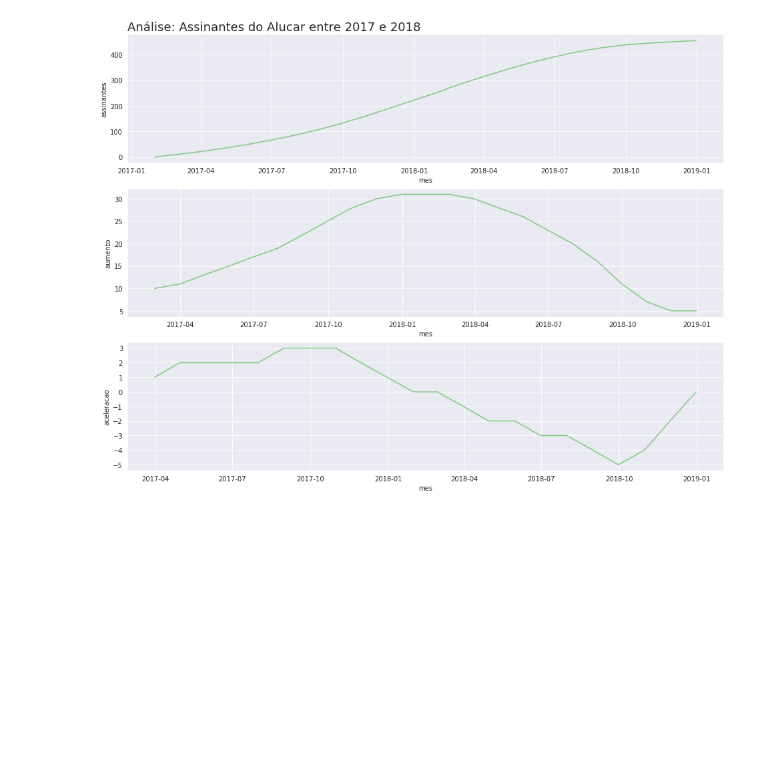
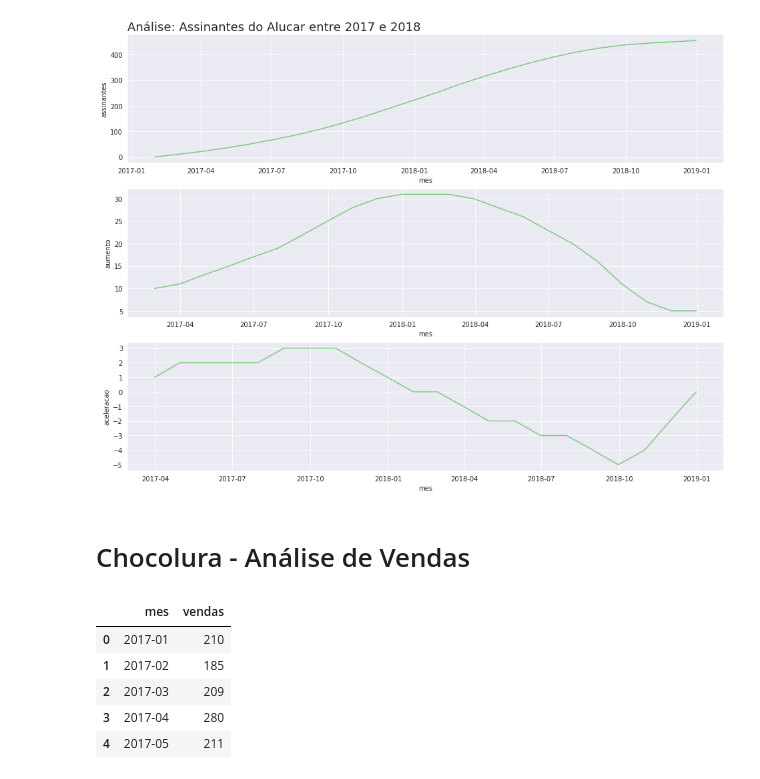
Before and after one commit to strawndri/time-series, a Jupyter notebook: time_series.ipynb, the cells around one changed output. Drawn from its saved outputs; the diff is of its cells as text; code cells hidden in the pictures; blank space fills up the shorter version.

```diff
--- a/time_series.ipynb
+++ b/time_series.ipynb
@@ -228,3 +228,16 @@ assinantes['aceleracao'] = assinantes['aumento'].diff()
 compararPlots('Análise: Assinantes do Alucar entre 2017 e 2018', 'mes', 'assinantes', 'aumento', 'aceleracao', assinantes)
 # %% [output]
 [figure]
+# %% [markdown]
+# Chocolura - Análise de Vendas
+# %%
+url = 'https://raw.githubusercontent.com/strawndri/time-series/main/Data/chocolura.csv'
+chocolura = pd.read_csv(url)
+chocolura.head()
+# %% [output]
+|  | mes | vendas |
+| 0 | 2017-01 | 210 |
+| 1 | 2017-02 | 185 |
+| 2 | 2017-03 | 209 |
+| 3 | 2017-04 | 280 |
+| 4 | 2017-05 | 211 |
```
Also changed, not shown: parts of 9 cells of this notebook.
